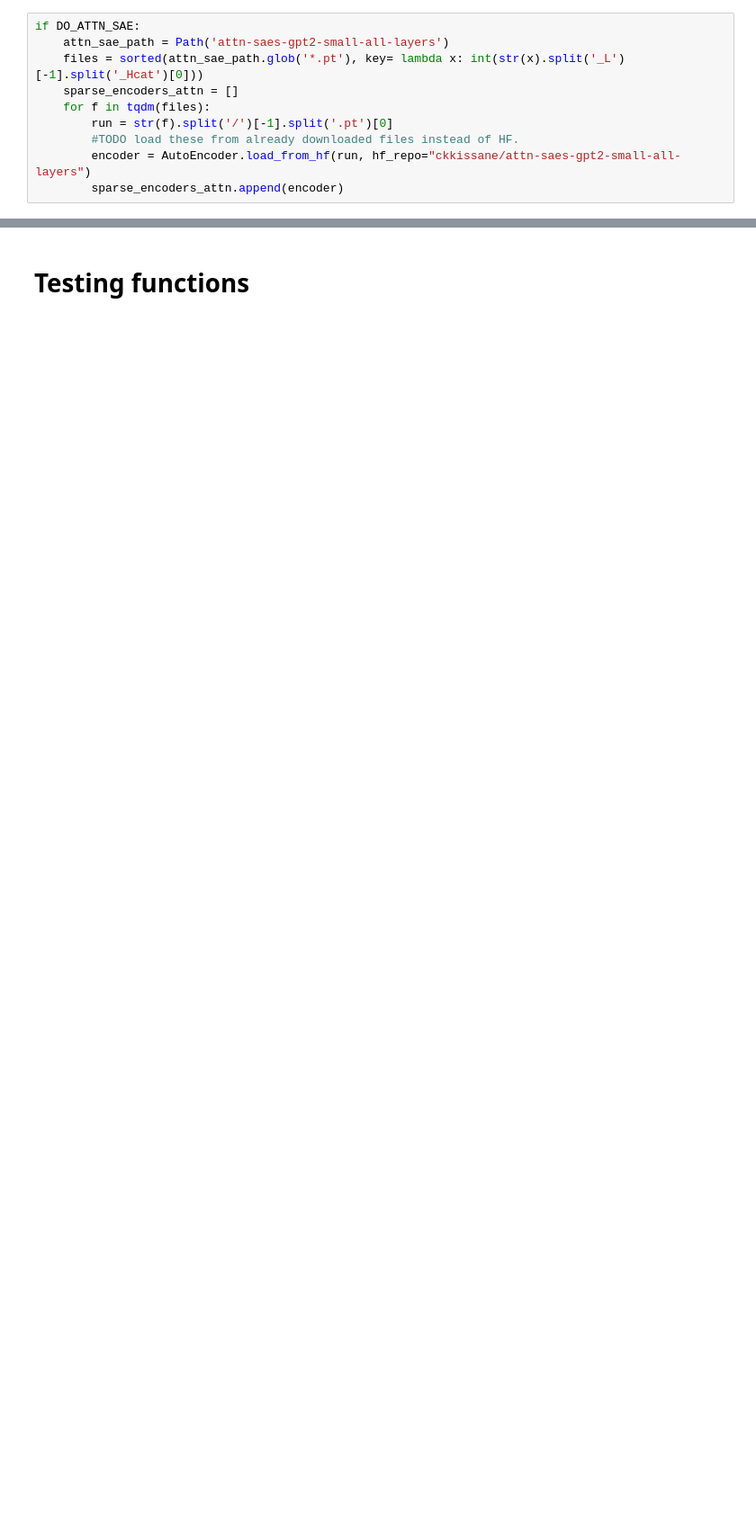
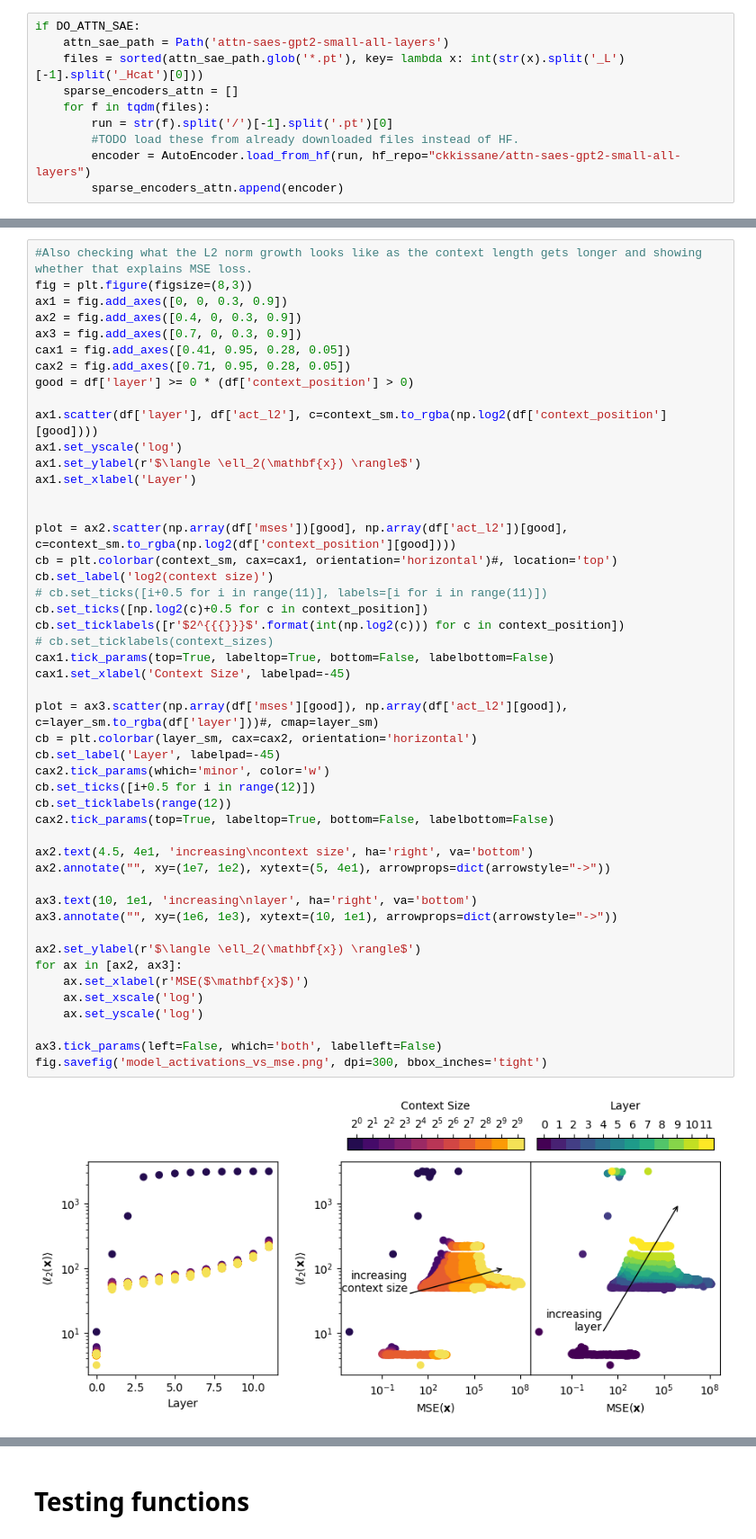
Before and after one commit to evanhanders/sae_validation_blogpost, a Jupyter notebook: gpt2_small_autoencoder_benchmarks.ipynb, the cells around one changed output, grey strips where cells are left out. Shown at 90% size. Drawn from its saved outputs; the diff is of its cells as text; blank space fills up the shorter version.

```diff
--- a/gpt2_small_autoencoder_benchmarks.ipynb
+++ b/gpt2_small_autoencoder_benchmarks.ipynb
@@ -143,0 +493,50 @@ if DO_ATTN_SAE:
+# %%
+#Also checking what the L2 norm growth looks like as the context length gets longer and showing whether that explains MSE loss.
+fig = plt.figure(figsize=(8,3))
+ax1 = fig.add_axes([0, 0, 0.3, 0.9])
+ax2 = fig.add_axes([0.4, 0, 0.3, 0.9])
+ax3 = fig.add_axes([0.7, 0, 0.3, 0.9])
+cax1 = fig.add_axes([0.41, 0.95, 0.28, 0.05])
+cax2 = fig.add_axes([0.71, 0.95, 0.28, 0.05])
+good = df['layer'] >= 0 * (df['context_position'] > 0)
+
+ax1.scatter(df['layer'], df['act_l2'], c=context_sm.to_rgba(np.log2(df['context_position'][good])))
+ax1.set_yscale('log')
+ax1.set_ylabel(r'$\langle \ell_2(\mathbf{x}) \rangle$')
+ax1.set_xlabel('Layer')
+
+
+plot = ax2.scatter(np.array(df['mses'])[good], np.array(df['act_l2'])[good], c=context_sm.to_rgba(np.log2(df['context_position'][good])))
+cb = plt.colorbar(context_sm, cax=cax1, orientation='horizontal')#, location='top')
+cb.set_label('log2(context size)')
+# cb.set_ticks([i+0.5 for i in range(11)], labels=[i for i in range(11)])
+cb.set_ticks([np.log2(c)+0.5 for c in context_position])
+cb.set_ticklabels([r'$2^{{{}}}$'.format(int(np.log2(c))) for c in context_position])
+# cb.set_ticklabels(context_sizes)
+cax1.tick_params(top=True, labeltop=True, bottom=False, labelbottom=False)
+cax1.set_xlabel('Context Size', labelpad=-45)
+
+plot = ax3.scatter(np.array(df['mses'][good]), np.array(df['act_l2'][good]), c=layer_sm.to_rgba(df['layer']))#, cmap=layer_sm)
+cb = plt.colorbar(layer_sm, cax=cax2, orientation='horizontal')
+cb.set_label('Layer', labelpad=-45)
+cax2.tick_params(which='minor', color='w')
+cb.set_ticks([i+0.5 for i in range(12)])
+cb.set_ticklabels(range(12))
+cax2.tick_params(top=True, labeltop=True, bottom=False, labelbottom=False)
+
+ax2.text(4.5, 4e1, 'increasing\ncontext size', ha='right', va='bottom')
+ax2.annotate("", xy=(1e7, 1e2), xytext=(5, 4e1), arrowprops=dict(arrowstyle="->"))
+
+ax3.text(10, 1e1, 'increasing\nlayer', ha='right', va='bottom')
+ax3.annotate("", xy=(1e6, 1e3), xytext=(10, 1e1), arrowprops=dict(arrowstyle="->"))
+
+ax2.set_ylabel(r'$\langle \ell_2(\mathbf{x}) \rangle$')
+for ax in [ax2, ax3]:
+    ax.set_xlabel(r'MSE($\mathbf{x}$)')
+    ax.set_xscale('log')
+    ax.set_yscale('log')
+
+ax3.tick_params(left=False, which='both', labelleft=False)
+fig.savefig('model_activations_vs_mse.png', dpi=300, bbox_inches='tight')
+# %% [output]
+[figure, added]
```
Also changed, not shown: parts of 65 cells of this notebook, 15 other files.
